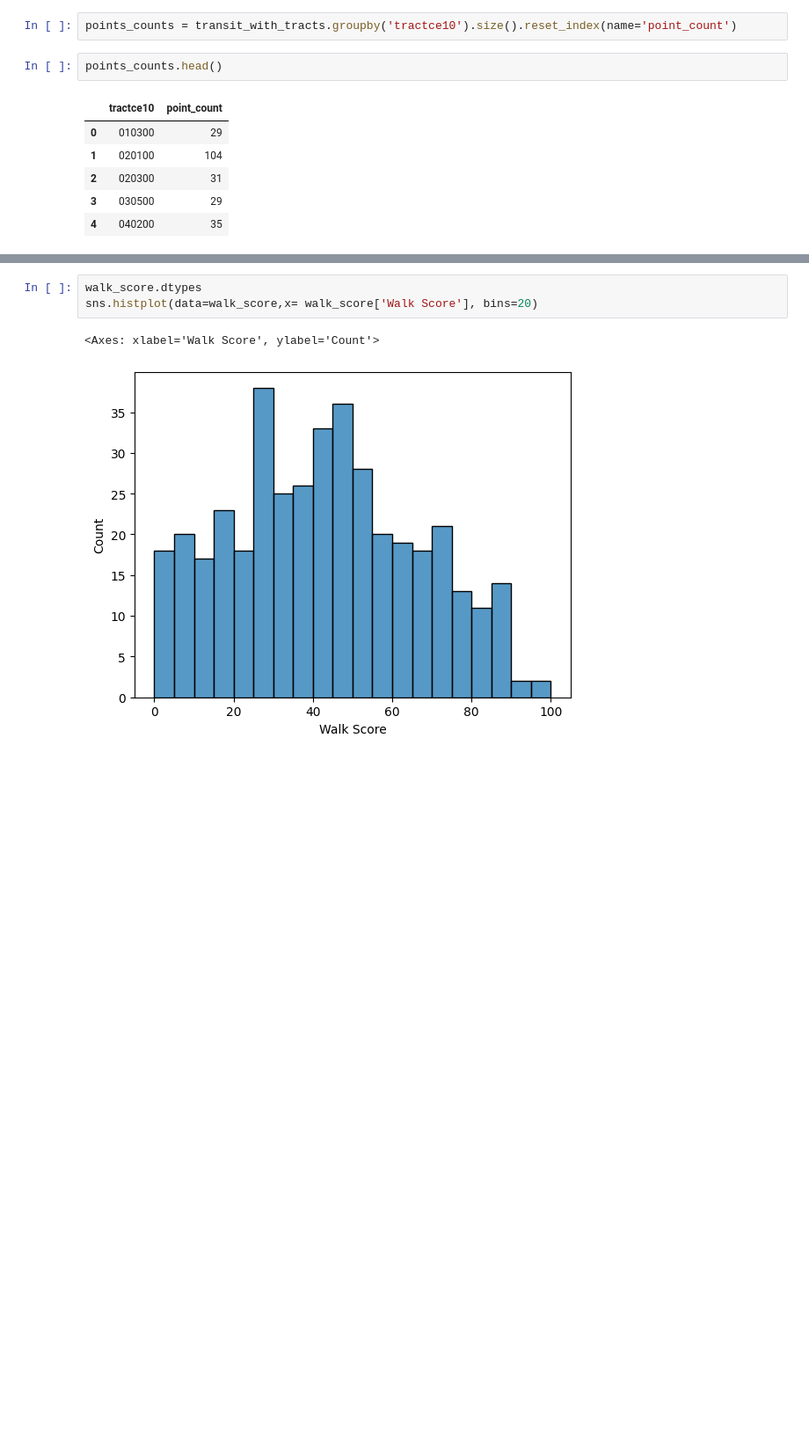
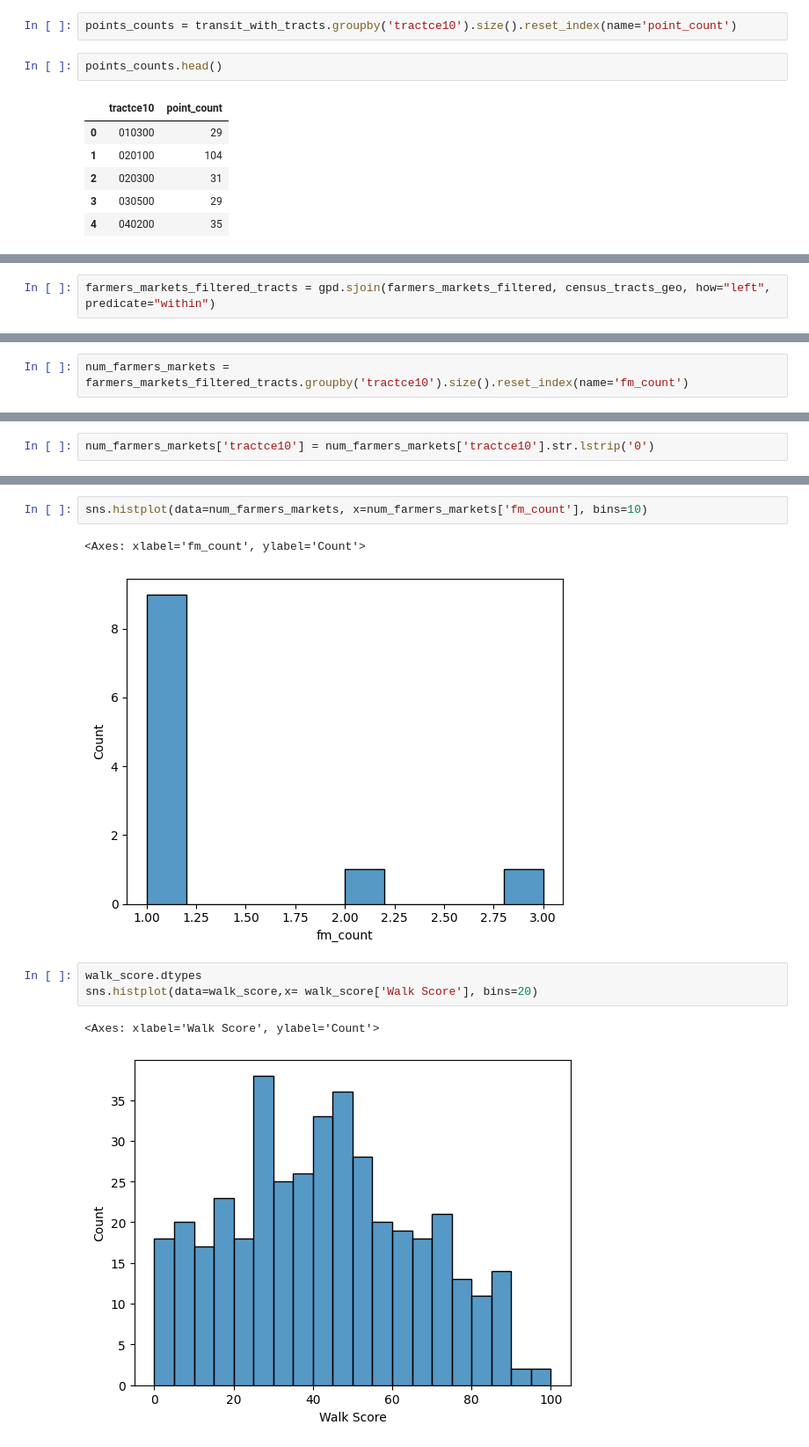
Before and after one commit to andrewnoonan2004/INFSCI-0510, a Jupyter notebook: final-project.ipynb, the cells around one changed output, grey strips where cells are left out. Shown at 88% size. Drawn from its saved outputs; the diff is of its cells as text; blank space fills up the shorter version.

```diff
--- a/final-project.ipynb
+++ b/final-project.ipynb
@@ -194,0 +206,2 @@ points_counts.head()
+# %%
+farmers_markets_filtered_tracts = gpd.sjoin(farmers_markets_filtered, census_tracts_geo, how="left", predicate="within")
@@ -194,0 +218,2 @@ points_counts.head()
+# %%
+num_farmers_markets = farmers_markets_filtered_tracts.groupby('tractce10').size().reset_index(name='fm_count')
@@ -194,0 +229,2 @@ points_counts.head()
+# %%
+num_farmers_markets['tractce10'] = num_farmers_markets['tractce10'].str.lstrip('0')
@@ -195,3 +277,8 @@ points_counts.head()
+# %%
+sns.histplot(data=num_farmers_markets, x=num_farmers_markets['fm_count'], bins=10)
+# %% [output]
+<Axes: xlabel='fm_count', ylabel='Count'>
+[figure, added]
 # %%
 walk_score.dtypes
 sns.histplot(data=walk_score,x= walk_score['Walk Score'], bins=20)
```
Also changed, not shown: parts of 16 cells of this notebook, 2 other files.
